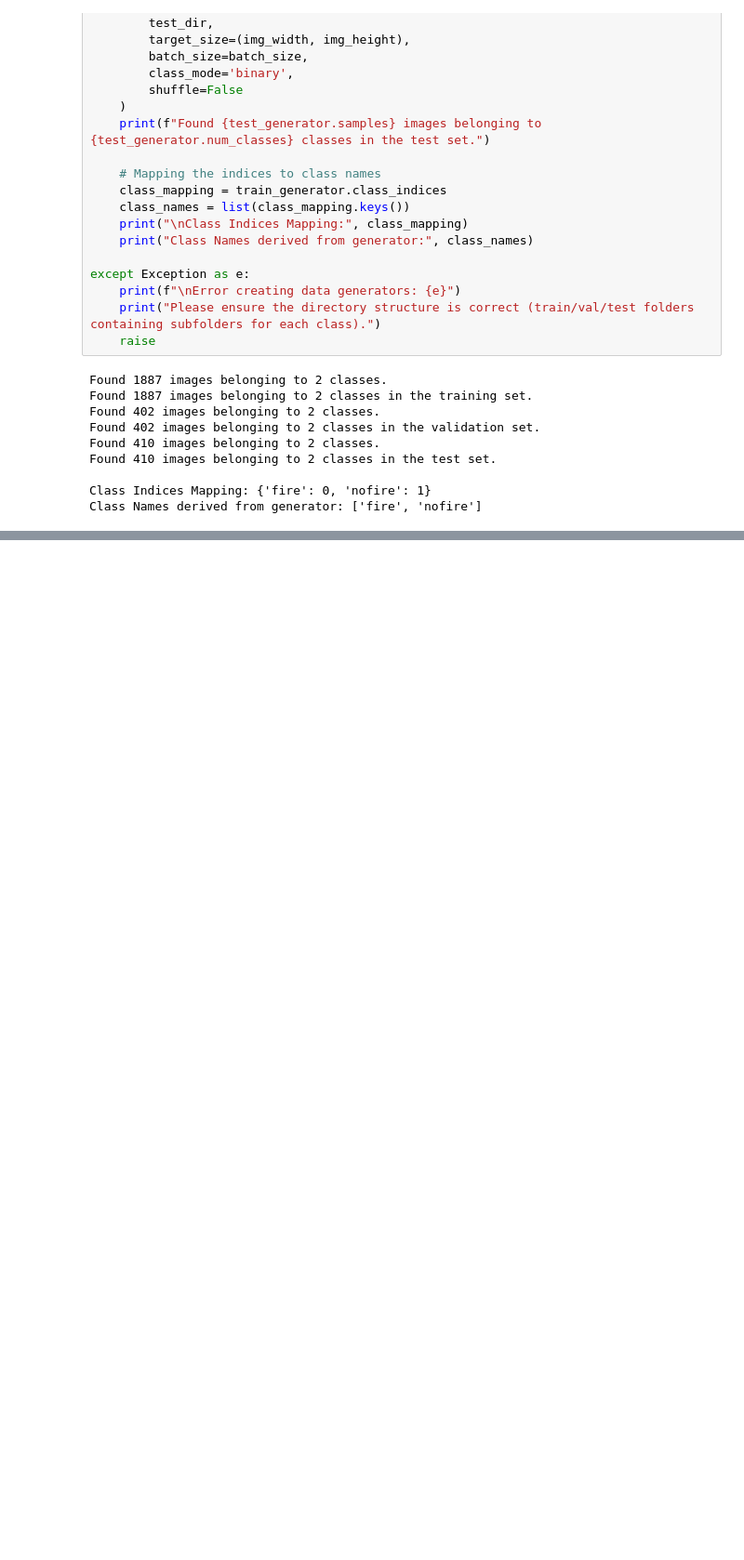
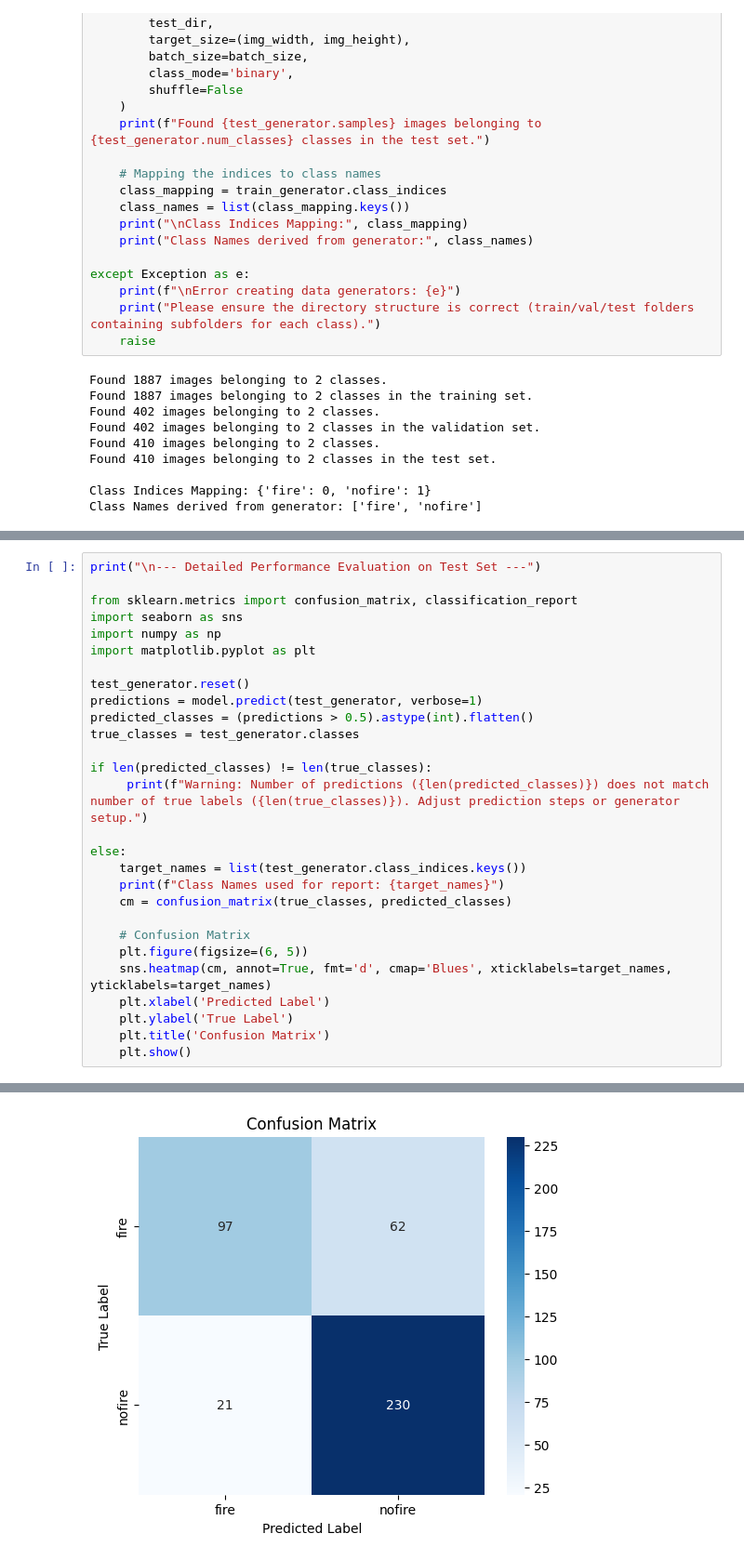
Before and after one commit to Ish-i-ka/Forest-Fire-Detection-Using-Deep-Learning, a Jupyter notebook: forest_fire_detection.ipynb, the cells around one changed output, grey strips where cells are left out. Shown at 93% size. Drawn from its saved outputs; the diff is of its cells as text; blank space fills up the shorter version.

```diff
--- a/forest_fire_detection.ipynb
+++ b/forest_fire_detection.ipynb
@@ -227,0 +308,29 @@ Model: "Wildfire_CNN"
+# %%
+print("\n--- Detailed Performance Evaluation on Test Set ---")
+
+from sklearn.metrics import confusion_matrix, classification_report
+import seaborn as sns
+import numpy as np
+import matplotlib.pyplot as plt
+
+test_generator.reset()
+predictions = model.predict(test_generator, verbose=1)
+predicted_classes = (predictions > 0.5).astype(int).flatten()
+true_classes = test_generator.classes
+
+if len(predicted_classes) != len(true_classes):
+     print(f"Warning: Number of predictions ({len(predicted_classes)}) does not match number of true labels ({len(true_classes)}). Adjust prediction steps or generator setup.")
+
+else:
+    target_names = list(test_generator.class_indices.keys())
+    print(f"Class Names used for report: {target_names}")
+    cm = confusion_matrix(true_classes, predicted_classes)
+
+    # Confusion Matrix
+    plt.figure(figsize=(6, 5))
+    sns.heatmap(cm, annot=True, fmt='d', cmap='Blues', xticklabels=target_names, yticklabels=target_names)
+    plt.xlabel('Predicted Label')
+    plt.ylabel('True Label')
+    plt.title('Confusion Matrix')
+    plt.show()
+# %% [output]
@@ -227,0 +342 @@ Model: "Wildfire_CNN"
+[figure, added]
```
Also changed, not shown: parts of 13 cells of this notebook.
